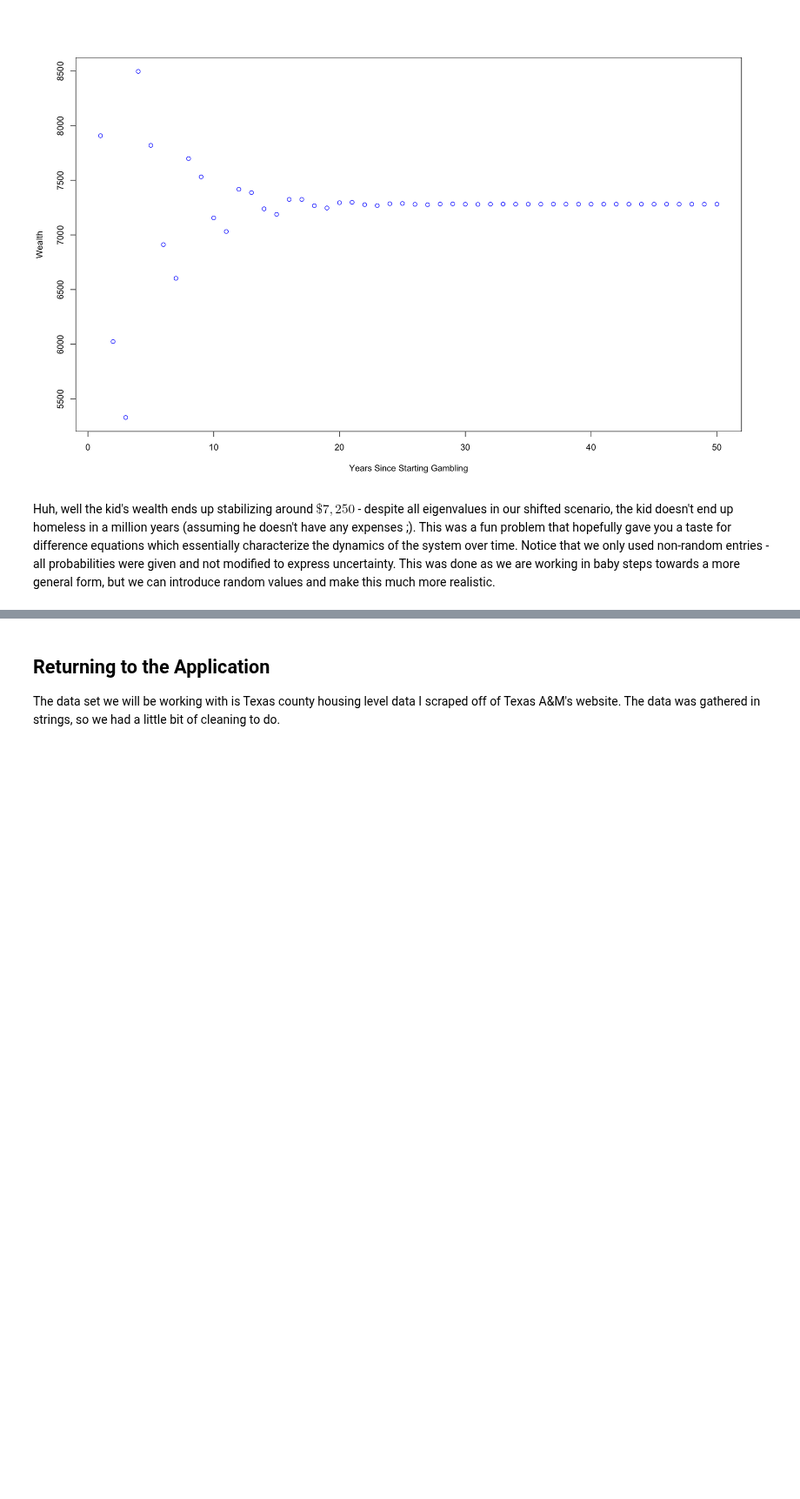
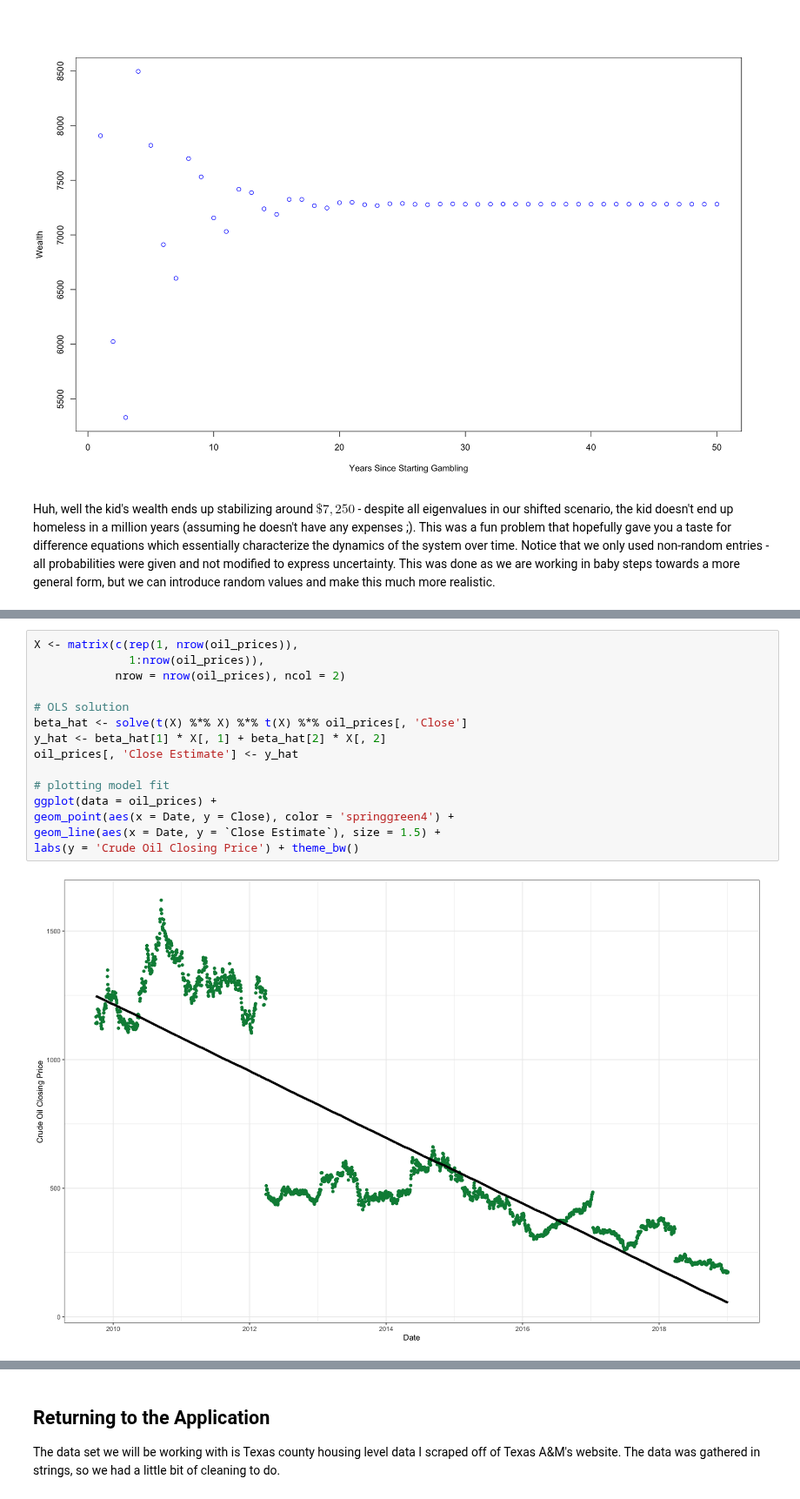
Before and after one commit to mindful-math/Stat_Notes, a Jupyter notebook: Time Series Filtering.ipynb, the cells around one changed output, grey strips where cells are left out. Shown at 87% size. Drawn from its saved outputs; the diff is of its cells as text; blank space fills up the shorter version.

```diff
--- a/Time Series Filtering.ipynb
+++ b/Time Series Filtering.ipynb
@@ -140,0 +227,17 @@ consists of the eigenvalues $\lambda_1,\dots,\lambda_4$ and $T$ consists of the
+# %%
+X <- matrix(c(rep(1, nrow(oil_prices)),
+              1:nrow(oil_prices)),
+            nrow = nrow(oil_prices), ncol = 2)
+
+# OLS solution
+beta_hat <- solve(t(X) %*% X) %*% t(X) %*% oil_prices[, 'Close']
+y_hat <- beta_hat[1] * X[, 1] + beta_hat[2] * X[, 2]
+oil_prices[, 'Close Estimate'] <- y_hat
+
+# plotting model fit
+ggplot(data = oil_prices) +
+geom_point(aes(x = Date, y = Close), color = 'springgreen4') +
+geom_line(aes(x = Date, y = `Close Estimate`), size = 1.5) +
+labs(y = 'Crude Oil Closing Price') + theme_bw()
+# %% [output]
+[figure, added]
```
Also changed, not shown: parts of 13 cells of this notebook, 1 other file.
